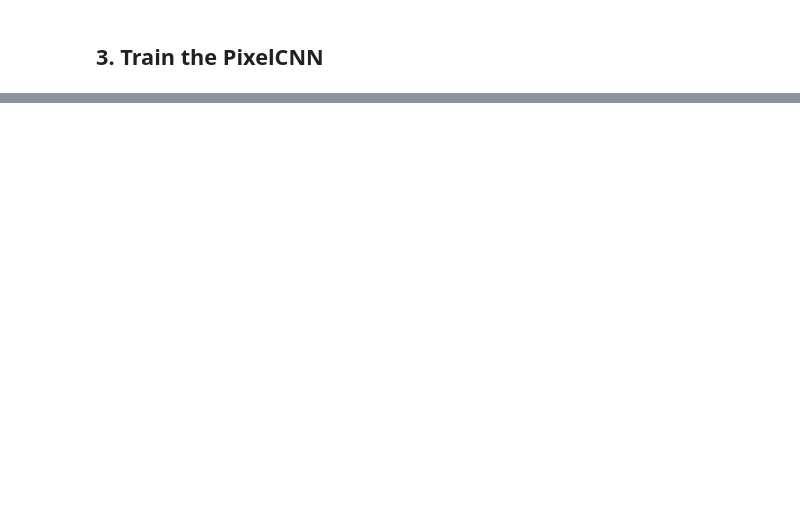
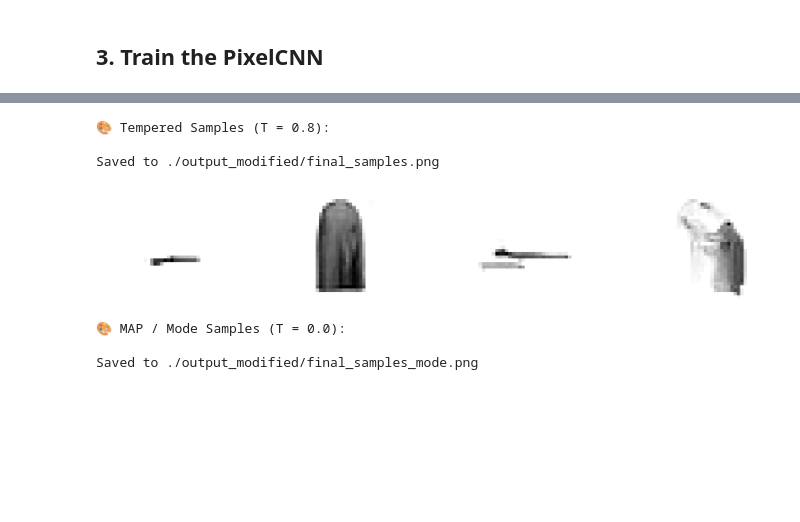
Before and after one commit to DiveshJ8/Generative_Deep_Learning_2nd_Edition, a Jupyter notebook: notebooks/05_autoregressive/03_pixelcnn_md/pixelcnn_md_modified.ipynb, the cells around one changed output, grey strips where cells are left out. Cells and saved outputs as stored; diff of their text form; code cells hidden in the pictures; blank space fills up the shorter version.

```diff
--- a/notebooks/05_autoregressive/03_pixelcnn_md/pixelcnn_md_modified.ipynb
+++ b/notebooks/05_autoregressive/03_pixelcnn_md/pixelcnn_md_modified.ipynb
@@ -311,0 +469,8 @@ display(generated_images, n=img_generator_callback.num_img)
+# %%
+print("Generating Tempered Samples (T = 0.8)...")
+generated_tempered = img_generator_callback.generate(num_img=4, temperature=0.8, sample_mode="tempered")
+
+print("Generating MAP / Mode Samples (T = 0.0)...")
+generated_mode = img_generator_callback.generate(num_img=4, sample_mode="mode")
+
+generated_images = generated_tempered
@@ -311,0 +486,23 @@ display(generated_images, n=img_generator_callback.num_img)
+# %%
+print("🎨 Tempered Samples (T = 0.8):")
+display(
+    generated_tempered,
+    n=len(generated_tempered),
+    save_to=os.path.join(OUTPUT_DIR, "final_samples.png"),
+)
+
+print("🎨 MAP / Mode Samples (T = 0.0):")
+display(
+    generated_mode,
+    n=len(generated_mode),
+    save_to=os.path.join(OUTPUT_DIR, "final_samples_mode.png"),
+)
+# %% [output]
+🎨 Tempered Samples (T = 0.8):
+
+Saved to ./output_modified/final_samples.png
+[figure, added]
+🎨 MAP / Mode Samples (T = 0.0):
+
+Saved to ./output_modified/final_samples_mode.png
+[figure, added]
```
Also changed, not shown: parts of 27 cells of this notebook.
